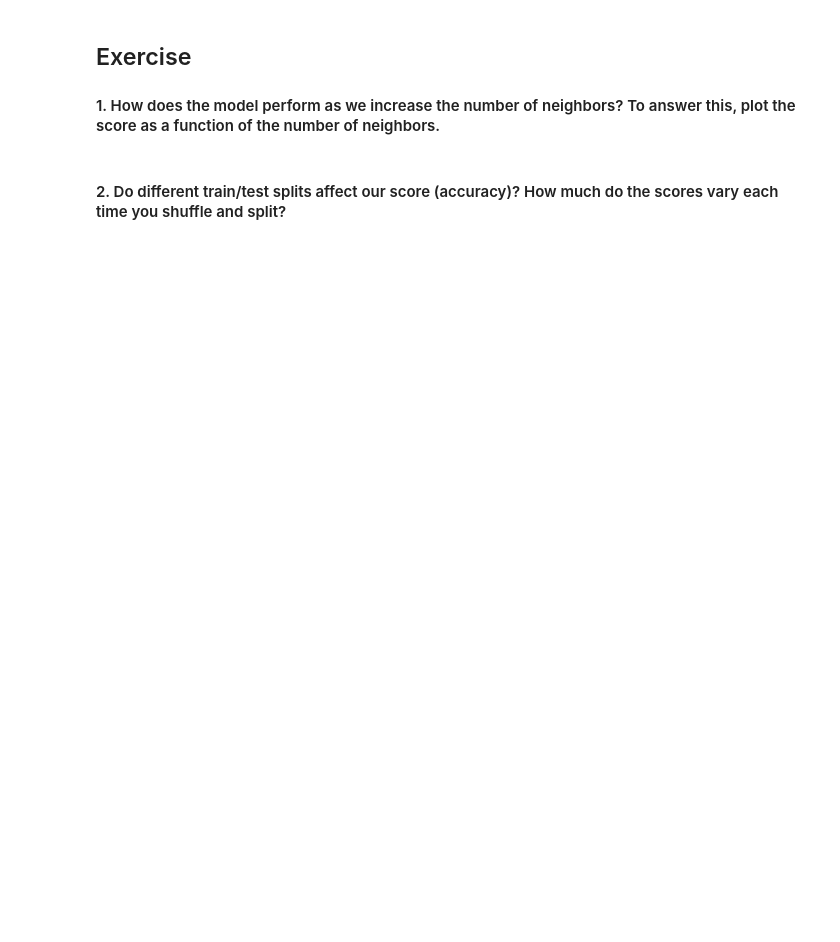
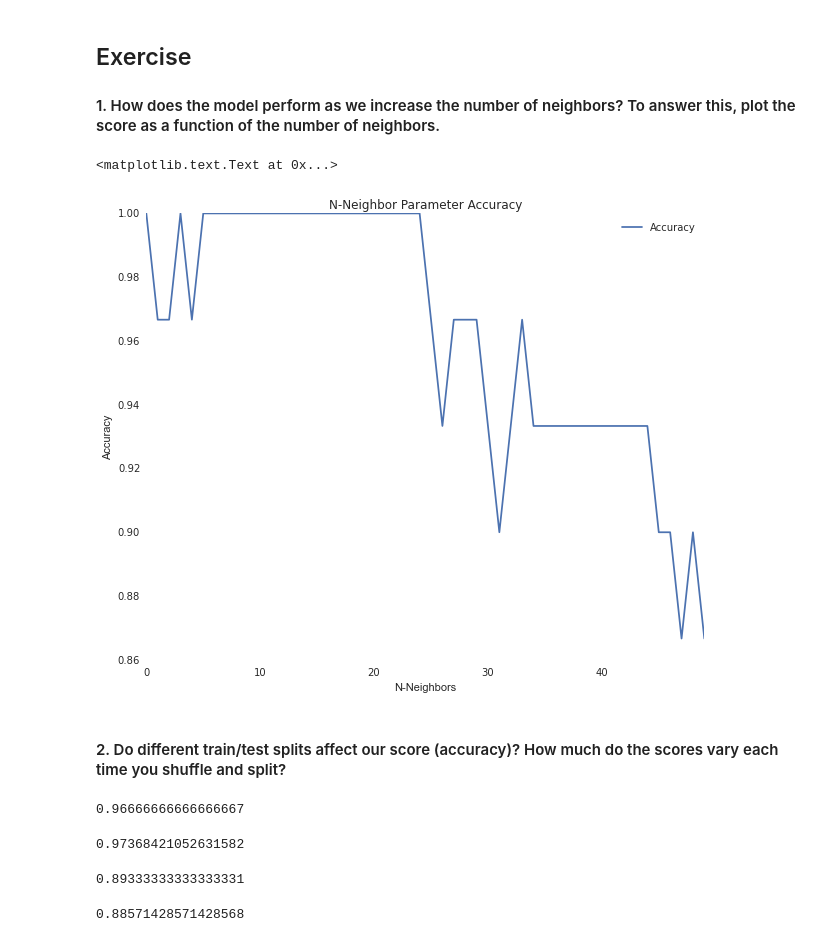
Before and after one commit to hallr/DAT_SF_19, a Jupyter notebook: labs/05_model_evaluation_lab.ipynb, the cells around one changed output. Drawn from its saved outputs; the diff is of its cells as text; code cells hidden in the pictures; blank space fills up the shorter version.

```diff
--- a/labs/05_model_evaluation_lab.ipynb
+++ b/labs/05_model_evaluation_lab.ipynb
@@ -137,10 +255,58 @@ print metrics.classification_report([sk_iris['target_names'][label] for label in
 # %%
 # Create a list of the various numbers of neighbors to use to build models
 # Create training and test sets
 # Iterate through that list and for each number of neighbors:
 #    Build a KNN model
 #    Evaluate it
 #    Record the score with the number of neighbors for that model
 # Plot results
+
+import matplotlib.pyplot as plt
+import pandas as pd
+%matplotlib inline
+
+n_neighbors = range(1, 51)
+
+scores = []
+for n in n_neighbors:
+    clf = KNeighborsClassifier(n)
+    clf.fit(X_train, y_train)
+    scores.append(clf.score(X_test, y_test))
+
+knn_scores_df = pd.DataFrame(scores, columns=["Accuracy"])
+ax = knn_scores_df.plot(figsize=(10,8), title="N-Neighbor Parameter Accuracy")
+ax.set_xlabel("N-Neighbors")
+ax.set_ylabel("Accuracy")
+# %% [output]
+<matplotlib.text.Text at 0x...>
+[figure, added]
 # %% [markdown]
 #### 2. Do different train/test splits affect our score (accuracy)? How much do the scores vary each time you shuffle and split?
+# %%
+# Baseline 80/20
+X_train, X_test, y_train, y_test = train_test_split( X, y, test_size=0.20, random_state=0)
+myknn = KNeighborsClassifier(2).fit(X_train,y_train)
+myknn.score(X_test, y_test)
+# %% [output]
+0.96666666666666667
+# %%
+# Case 1 75/25
+X_train, X_test, y_train, y_test = train_test_split( X, y, test_size=0.25, random_state=0)
+myknn = KNeighborsClassifier(2).fit(X_train,y_train)
+myknn.score(X_test, y_test)
+# %% [output]
+0.97368421052631582
+# %%
+# Case 2 50/50
+X_train, X_test, y_train, y_test = train_test_split( X, y, test_size=0.50, random_state=0)
+myknn = KNeighborsClassifier(2).fit(X_train,y_train)
+myknn.score(X_test, y_test)
+# %% [output]
+0.89333333333333331
+# %%
+# Case 3 30/70
+X_train, X_test, y_train, y_test = train_test_split( X, y, test_size=0.70, random_state=0)
+myknn = KNeighborsClassifier(2).fit(X_train,y_train)
+myknn.score(X_test, y_test)
+# %% [output]
+0.88571428571428568
```
Also changed, not shown: parts of 16 cells of this notebook.
